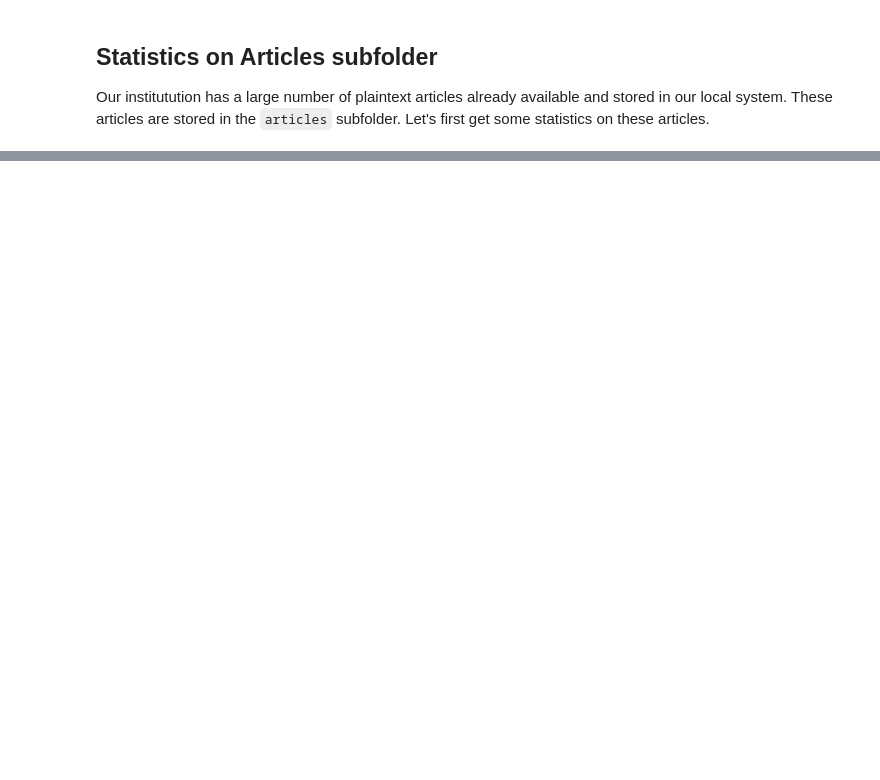
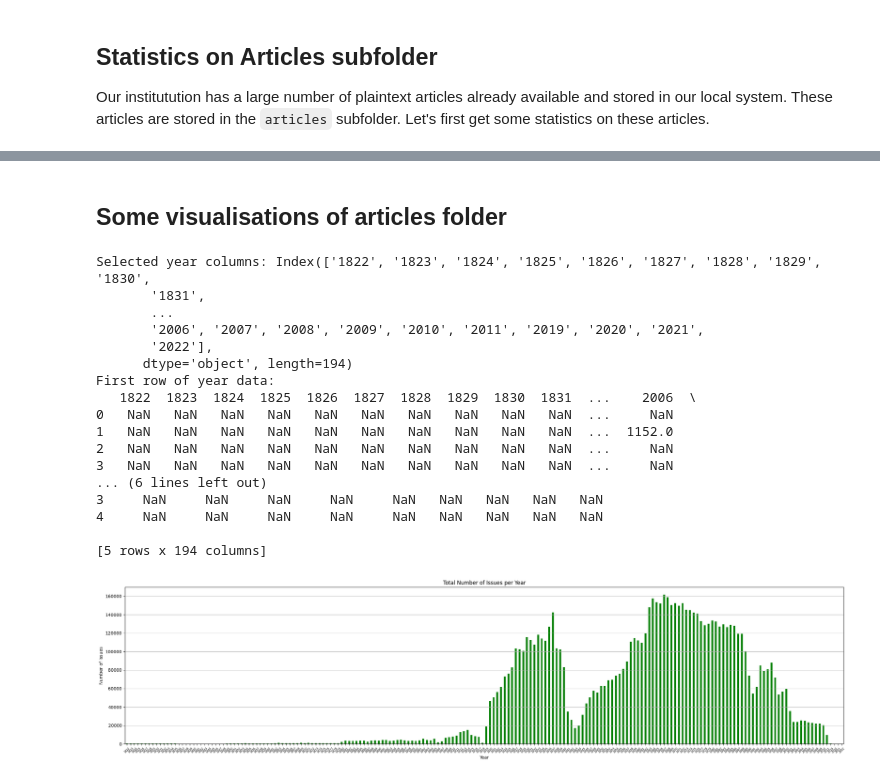
Before and after one commit to ValRCS/HowTo_NoSketch, a Jupyter notebook: creating_plaintexts/get_stats.ipynb, the cells around one changed output, grey strips where cells are left out. Saved outputs shown, nothing was run; the diff lists cells and outputs as text; code cells hidden in the pictures; blank space fills up the shorter version.

```diff
--- a/creating_plaintexts/get_stats.ipynb
+++ b/creating_plaintexts/get_stats.ipynb
@@ -446,0 +518,59 @@ INFO:root:
+# %% [markdown]
+## Some visualisations of articles folder
+# %%
+import pandas as pd
+import matplotlib.pyplot as plt
+
+# Load the DataFrame from the CSV file
+csv_file_path = r"I:\csv\zip_article_stats.csv"
+articles_df = pd.read_csv(csv_file_path, sep=';', encoding='utf-8-sig')
+
+# Ensure the columns after the first 9 are year columns
+year_columns = articles_df.columns[9:]  # Assuming the year columns start after the first 9 columns
+
+# Check if the selected columns contain numeric data
+print(f"Selected year columns: {year_columns}")  # Debugging step to verify selected columns
+print(f"First row of year data: \n{articles_df[year_columns].head()}")  # Check the first few rows of selected columns
+
+# Convert year columns to numeric, coerce errors to NaN
+articles_df[year_columns] = articles_df[year_columns].apply(pd.to_numeric, errors='coerce')
+
+# Sum the issues per year (ignoring NaN)
+issues_per_year = articles_df[year_columns].sum()
+
+# Check if the issues_per_year series is empty
+if issues_per_year.empty:
+    print("No data available for plotting.")
+else:
+    # Plotting the bar chart
+    plt.figure(figsize=(24, 6))
+    issues_per_year.plot(kind='bar', color='green')
+    plt.title('Total Number of Issues per Year')
+    plt.xlabel('Year')
+    plt.ylabel('Number of Issues')
+
+    # Reduce font size for x-ticks (years)
+    plt.xticks(rotation=45, fontsize=6)  # Adjust fontsize as needed
+
+    plt.grid(axis='y')
+    plt.tight_layout()
+    plt.show()
+# %% [output]
+Selected year columns: Index(['1822', '1823', '1824', '1825', '1826', '1827', '1828', '1829', '1830',
+       '1831',
+       ...
+       '2006', '2007', '2008', '2009', '2010', '2011', '2019', '2020', '2021',
+       '2022'],
+      dtype='object', length=194)
+First row of year data:
+   1822  1823  1824  1825  1826  1827  1828  1829  1830  1831  ...    2006  \
+0   NaN   NaN   NaN   NaN   NaN   NaN   NaN   NaN   NaN   NaN  ...     NaN
+1   NaN   NaN   NaN   NaN   NaN   NaN   NaN   NaN   NaN   NaN  ...  1152.0
+2   NaN   NaN   NaN   NaN   NaN   NaN   NaN   NaN   NaN   NaN  ...     NaN
+3   NaN   NaN   NaN   NaN   NaN   NaN   NaN   NaN   NaN   NaN  ...     NaN
+... (6 lines left out)
+3     NaN     NaN     NaN     NaN     NaN   NaN   NaN   NaN   NaN
+4     NaN     NaN     NaN     NaN     NaN   NaN   NaN   NaN   NaN
+
+[5 rows x 194 columns]
+[figure, added]
```
Also changed, not shown: parts of 18 cells of this notebook.
